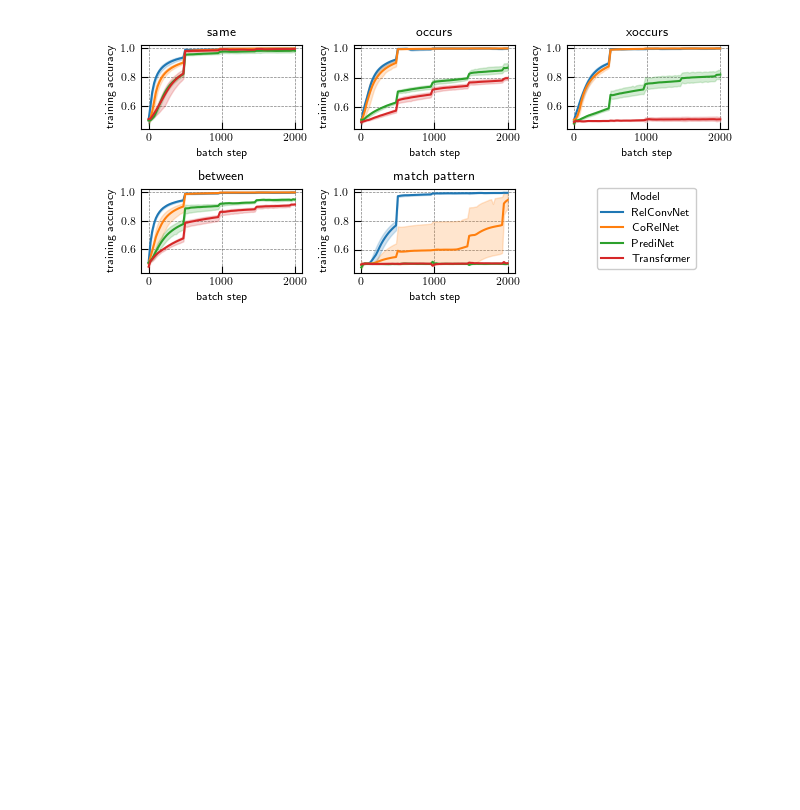
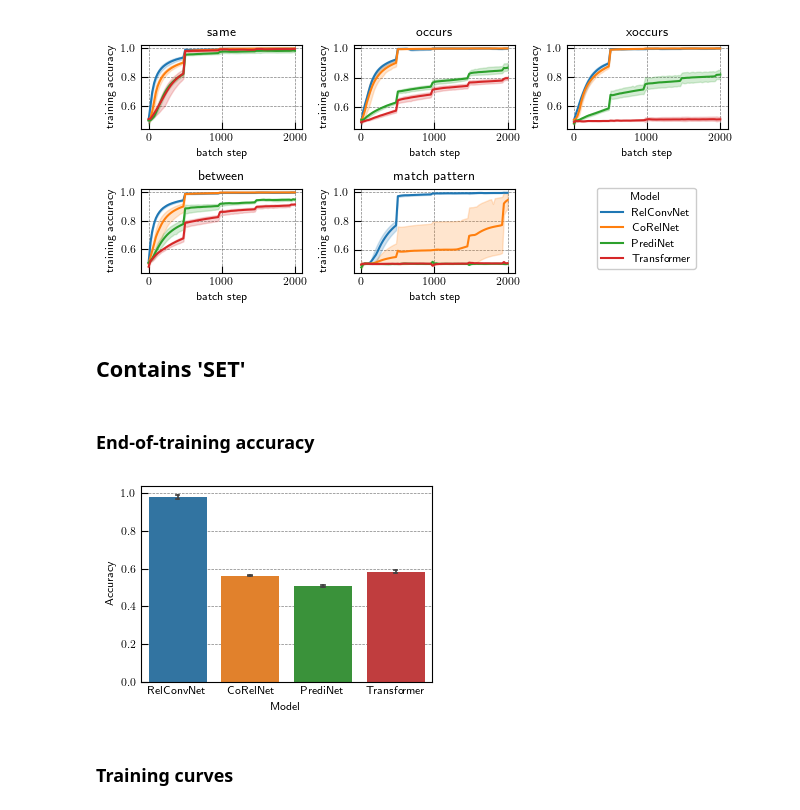
Before and after one commit to Awni00/relational-convolutions, a Jupyter notebook: paper_figures/generate_figures_tables.ipynb, the cells around one changed output. Drawn from its saved outputs; the diff is of its cells as text; code cells hidden in the pictures; blank space fills up the shorter version.

Commit message:
updated to generate figs for "contains set" experiments

```diff
--- a/paper_figures/generate_figures_tables.ipynb
+++ b/paper_figures/generate_figures_tables.ipynb
@@ -370,3 +372,26 @@ fig.set_tight_layout(True)
 fig.savefig(f'{save_dir}/all_training_curves.pdf')
 # %% [output]
 [figure]
+# %% [markdown]
+## Contains 'SET'
+# %% [markdown]
+### End-of-training accuracy
+# %%
+results_df = pd.read_csv('figure_data/contains_set/end-of-training-accuracy.csv', index_col=0)
+models = ['relconvnet', 'corelnet', 'predinet', 'transformer']
+group_filter = results_df.group.isin(models)
+results_df = results_df[group_filter]
+
+results_df['group'] = pd.Categorical(results_df['group'], categories=models, ordered=True)
+results_df.sort_values('group', inplace=True)
+results_df['group'] = results_df['group'].map(model_label_map)
+results_df.rename(columns={'group': 'Model', 'acc': 'Accuracy'}, inplace=True)
+# %%
+fig, ax = plt.subplots(figsize=(3.5, 2.5))
+sns.barplot(results_df, y='Accuracy', x='Model', **errbar_kwargs, ax=ax)
+fig.set_tight_layout(True)
+fig.savefig(f'{save_dir}/contains_set_acc.pdf')
+# %% [output]
+[figure, added]
+# %% [markdown]
+### Training curves
```
Also changed, not shown: parts of 5 cells of this notebook.
